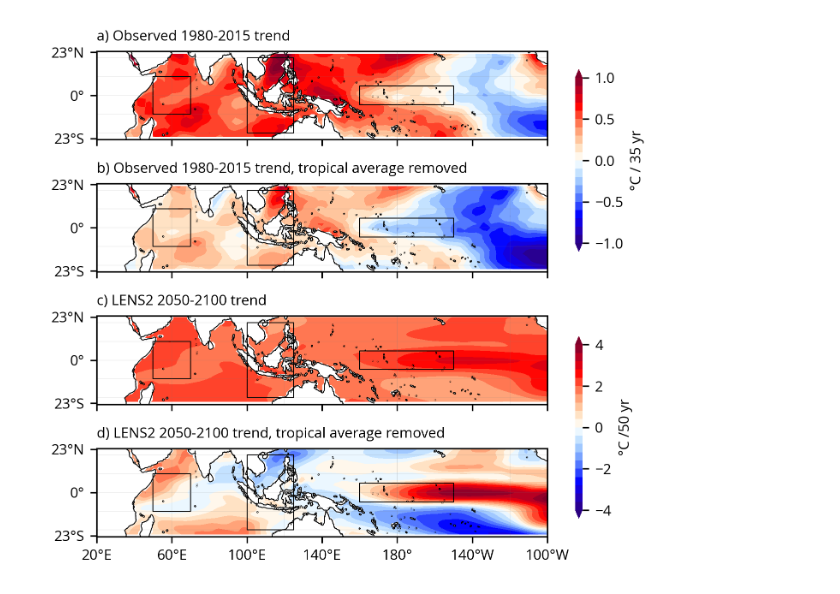
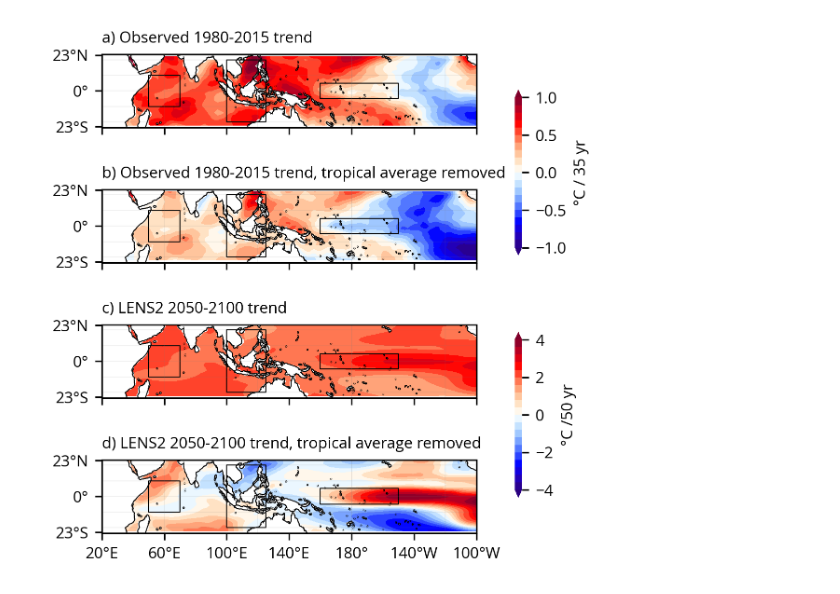
Before and after one commit to emmleroy/msea-interbasin-interactions, a Jupyter notebook: Fig5.ipynb, the cells around one changed output. Drawn from its saved outputs; the diff is of its cells as text; code cells hidden in the pictures.

```diff
--- a/Fig5.ipynb
+++ b/Fig5.ipynb
@@ -170,14 +167,14 @@ mpl.rcParams.update({
     'figure.titlesize': 8
 })
 
-fig_width_cm = 14
-fig_height_cm = 12
+fig_width_cm = 10
+fig_height_cm = 10
 fig_width_in = fig_width_cm / 2.54
 fig_height_in = fig_height_cm / 2.54
 
 fig = plt.figure(figsize=(fig_width_in, fig_height_in), dpi=300, constrained_layout=False)
 
-gs1 = GridSpec(4, 1, top=0.90, bottom=0.10, hspace=0.5, wspace=0.2)
+gs1 = GridSpec(4, 1, top=0.95, bottom=0.05, left=0.1, right=0.78, hspace=0.5, wspace=0.2)
 
 ax2 = fig.add_subplot(gs1[0, 0], projection=ccrs.PlateCarree(central_longitude=180))
 ax1 = fig.add_subplot(gs1[1, 0], projection=ccrs.PlateCarree(central_longitude=180))
@@ -229,7 +226,7 @@ trend_plot = ax2.contourf(
 
 
 # Add colorbar
-cbar_ax = fig.add_axes([0.87, 0.57, 0.01, 0.3])  # [left, bottom, width, height]
+cbar_ax = fig.add_axes([0.85, 0.57, 0.012, 0.3])  # [left, bottom, width, height]
 
 cbar = fig.colorbar(trend_plot,  cax=cbar_ax, orientation="vertical", shrink=0.80, label='°C / 35 yr')
 cbar.ax.tick_params(labelsize=8)
@@ -282,7 +279,7 @@ trend_plot = ax4.contourf(
     extend='both'
 )
 
-cbar_ax = fig.add_axes([0.87, 0.13, 0.01, 0.3])  # [left, bottom, width, height]
+cbar_ax = fig.add_axes([0.85, 0.13, 0.012, 0.3])  # [left, bottom, width, height]
 cbar = fig.colorbar(trend_plot,  cax=cbar_ax, orientation="vertical", shrink=0.80, label='°C /50 yr')
 cbar.ax.tick_params(labelsize=8)
 cbar.outline.set_visible(False)
@@ -305,31 +302,32 @@ for i, ax in enumerate(axs):
             crs=ccrs.PlateCarree(), draw_labels=False, linewidth=0.1, color="gray", alpha=0.5
         )
 
     # Add a land mask
     land_mask = cfeature.NaturalEarthFeature('physical', 'land', '50m',
                                             edgecolor='none', facecolor='white')
     ax.coastlines(linewidth=1)
     ax.add_feature(land_mask)
 
 
     # tropial west Indian Ocean: 40–80°E, -5°S–5°N)
     geom = geometry.box(minx=50, maxx=70, miny=-10, maxy=10)
     ax.add_geometries([geom], crs=ccrs.PlateCarree(), edgecolor='k', facecolor='none', linewidth=0.5)
 
     # Central: 100–125°E, -20°S–20°N)
     geom = geometry.box(minx=100, maxx=125, miny=-20, maxy=20)
     ax.add_geometries([geom], crs=ccrs.PlateCarree(), edgecolor='k', facecolor='none', linewidth=0.5)
 
     # Western Pacific: 5S-5N and 140E-180W.
     geom = geometry.box(minx=160, maxx=210, miny=-5, maxy=5)
     ax.add_geometries([geom], crs=ccrs.PlateCarree(), edgecolor='k', facecolor='none', linewidth=0.5)
 
 ax3.set_xticklabels([20, 60, 100, 140, 180, 220, 260], fontsize=8)
 ax3.xaxis.set_major_formatter(lon_formatter)
 
 
 
 plt.tight_layout()
 plt.savefig("Fig5.png")
+plt.savefig("Fig5.pdf")
 # %% [output]
-[figure, old version]
+[figure, new version]
```
Also changed, not shown: parts of 1 cell of this notebook, 5 other files.
